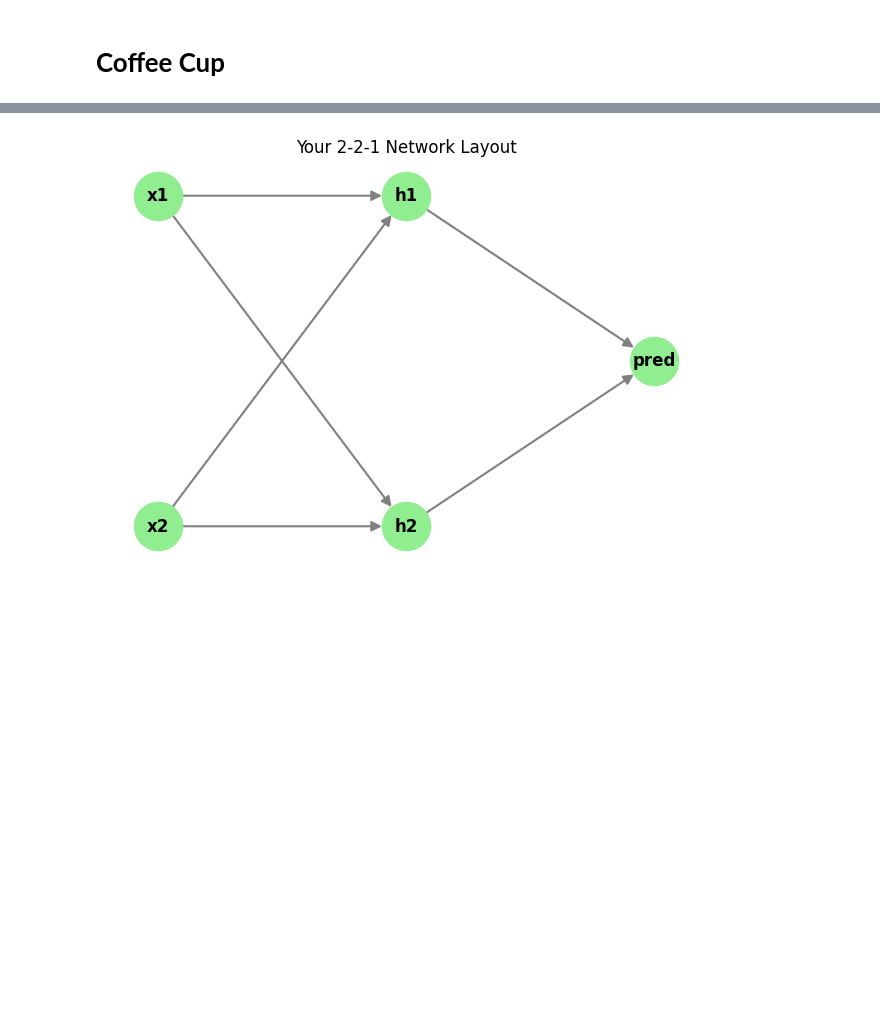
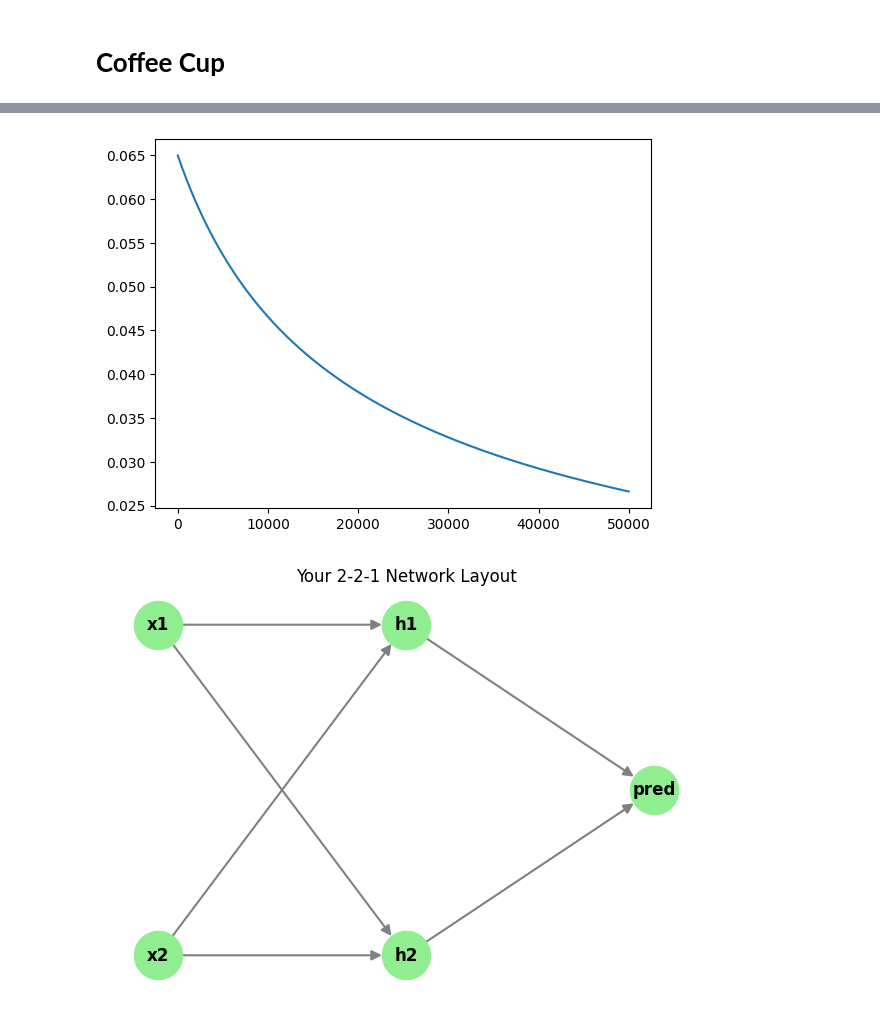
Before and after one commit to Louis-codes/TUM_deep_learning, a Jupyter notebook: 01_math_recap.ipynb, the cells around one changed output, grey strips where cells are left out. Saved outputs shown, nothing was run; the diff lists cells and outputs as text; code cells hidden in the pictures; blank space fills up the shorter version.

```diff
--- a/01_math_recap.ipynb
+++ b/01_math_recap.ipynb
@@ -80,3 +85,7 @@ plt.show()
+# %%
+training_network(X, y, w1, w2, 0.8)
+# %% [output]
+[figure, added]
 # %%
 import networkx as nx
 import matplotlib.pyplot as plt
```
Also changed, not shown: parts of 2 cells of this notebook.
